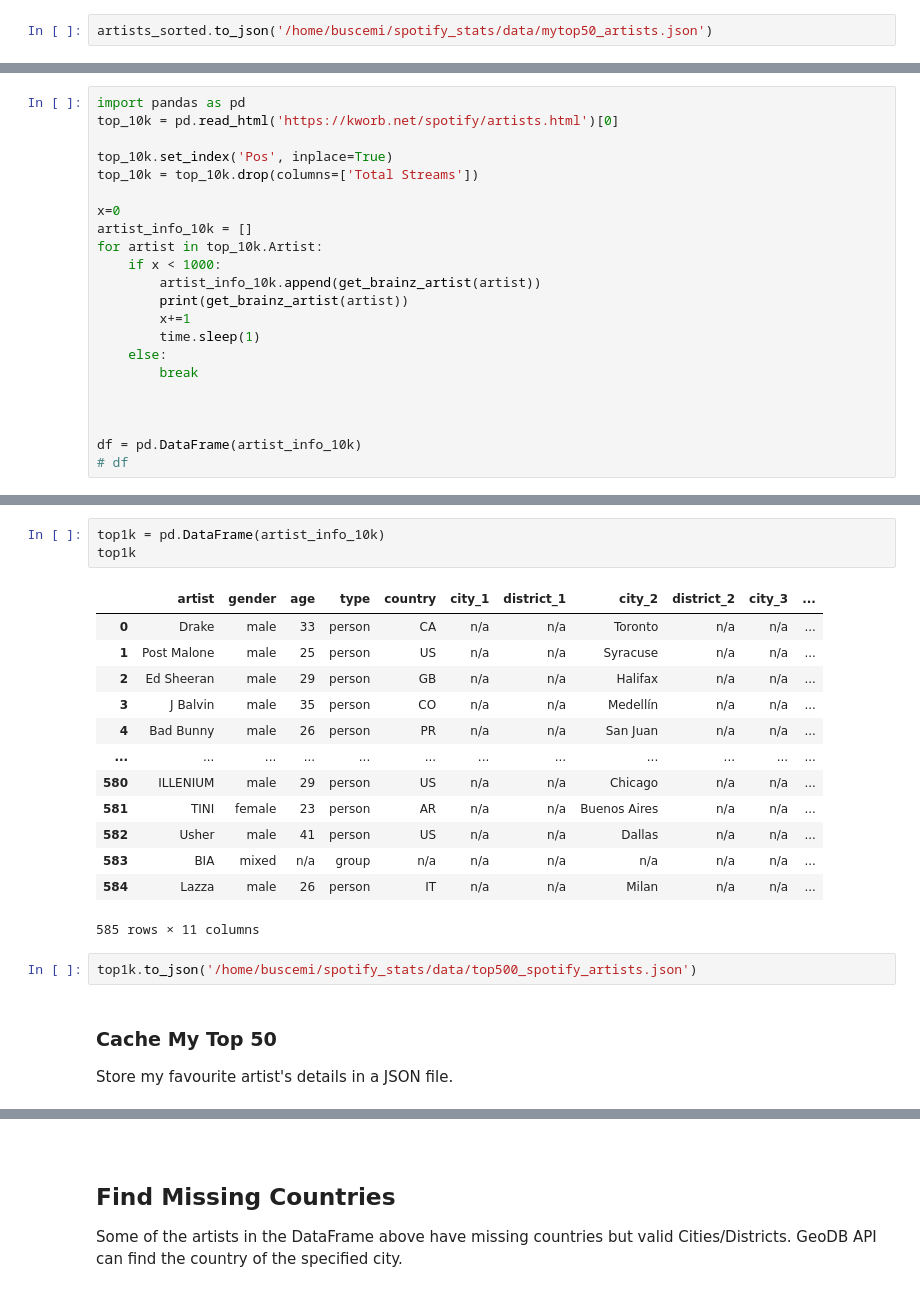
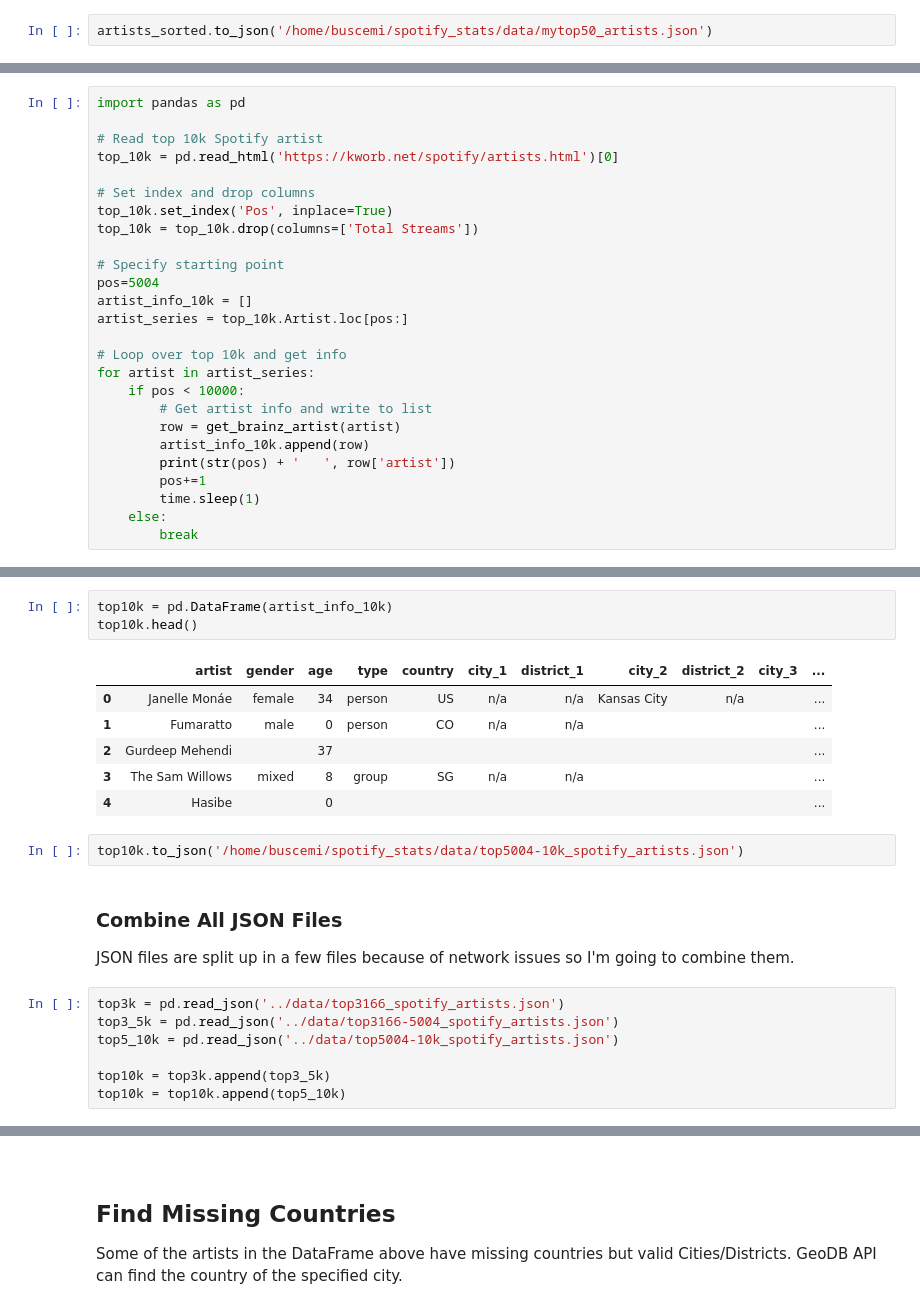
Before and after one commit to jacKlinc/spotify-usage-analysis, a Jupyter notebook: notebooks/1_spotipy_scraping_src.ipynb, the cells around one changed output, grey strips where cells are left out. Saved outputs shown, nothing was run; the diff lists cells and outputs as text.

```diff
--- a/notebooks/1_spotipy_scraping_src.ipynb
+++ b/notebooks/1_spotipy_scraping_src.ipynb
@@ -417,23 +289,27 @@ pp.pprint(artist)
 # %%
 import pandas as pd
+
+# Read top 10k Spotify artist
 top_10k = pd.read_html('https://kworb.net/spotify/artists.html')[0]
 
+# Set index and drop columns
 top_10k.set_index('Pos', inplace=True)
 top_10k = top_10k.drop(columns=['Total Streams'])
 
-x=0
+# Specify starting point
+pos=5004
 artist_info_10k = []
-for artist in top_10k.Artist:
-    if x < 1000:
-        artist_info_10k.append(get_brainz_artist(artist))
-        print(get_brainz_artist(artist))
-        x+=1
+artist_series = top_10k.Artist.loc[pos:]
+
+# Loop over top 10k and get info
+for artist in artist_series:
+    if pos < 10000:
+        # Get artist info and write to list
+        row = get_brainz_artist(artist)
+        artist_info_10k.append(row)
+        print(str(pos) + '   ', row['artist'])
+        pos+=1
         time.sleep(1)
     else:
         break
-
-
-
-df = pd.DataFrame(artist_info_10k)
-# df
 # %% [output]
@@ -458,22 +333,23 @@ KeyboardInterrupt:
 # %%
-top1k = pd.DataFrame(artist_info_10k)
-top1k
+top10k = pd.DataFrame(artist_info_10k)
+top10k.head()
 # %% [output]
 |  | artist | gender | age | type | country | city_1 | district_1 | city_2 | district_2 | city_3 | ... |
-| 0 | Drake | male | 33 | person | CA | n/a | n/a | Toronto | n/a | n/a | ... |
-| 1 | Post Malone | male | 25 | person | US | n/a | n/a | Syracuse | n/a | n/a | ... |
-| 2 | Ed Sheeran | male | 29 | person | GB | n/a | n/a | Halifax | n/a | n/a | ... |
-| 3 | J Balvin | male | 35 | person | CO | n/a | n/a | Medellín | n/a | n/a | ... |
-| 4 | Bad Bunny | male | 26 | person | PR | n/a | n/a | San Juan | n/a | n/a | ... |
-| ... | ... | ... | ... | ... | ... | ... | ... | ... | ... | ... | ... |
-| 580 | ILLENIUM | male | 29 | person | US | n/a | n/a | Chicago | n/a | n/a | ... |
-| 581 | TINI | female | 23 | person | AR | n/a | n/a | Buenos Aires | n/a | n/a | ... |
-| 582 | Usher | male | 41 | person | US | n/a | n/a | Dallas | n/a | n/a | ... |
-| 583 | BIA | mixed | n/a | group | n/a | n/a | n/a | n/a | n/a | n/a | ... |
-| 584 | Lazza | male | 26 | person | IT | n/a | n/a | Milan | n/a | n/a | ... |
+| 0 | Janelle Monáe | female | 34 | person | US | n/a | n/a | Kansas City | n/a |  | ... |
+| 1 | Fumaratto | male | 0 | person | CO | n/a | n/a |  |  |  | ... |
+| 2 | Gurdeep Mehendi |  | 37 |  |  |  |  |  |  |  | ... |
+| 3 | The Sam Willows | mixed | 8 | group | SG | n/a | n/a |  |  |  | ... |
+| 4 | Hasibe |  | 0 |  |  |  |  |  |  |  | ... |
-585 rows × 11 columns
 # %%
-top1k.to_json('/home/buscemi/spotify_stats/data/top500_spotify_artists.json')
+top10k.to_json('/home/buscemi/spotify_stats/data/top5004-10k_spotify_artists.json')
-# %% [markdown]
-### Cache My Top 50
-Store my favourite artist's details in a JSON file.
+# %% [markdown]
+### Combine All JSON Files
+
+JSON files are split up in a few files because of network issues so I'm going to combine them.
+# %%
+top3k = pd.read_json('../data/top3166_spotify_artists.json')
+top3_5k = pd.read_json('../data/top3166-5004_spotify_artists.json')
+top5_10k = pd.read_json('../data/top5004-10k_spotify_artists.json')
+
+top10k = top3k.append(top3_5k)
+top10k = top10k.append(top5_10k)
```
Also changed, not shown: parts of 31 cells of this notebook, 5 other files.
